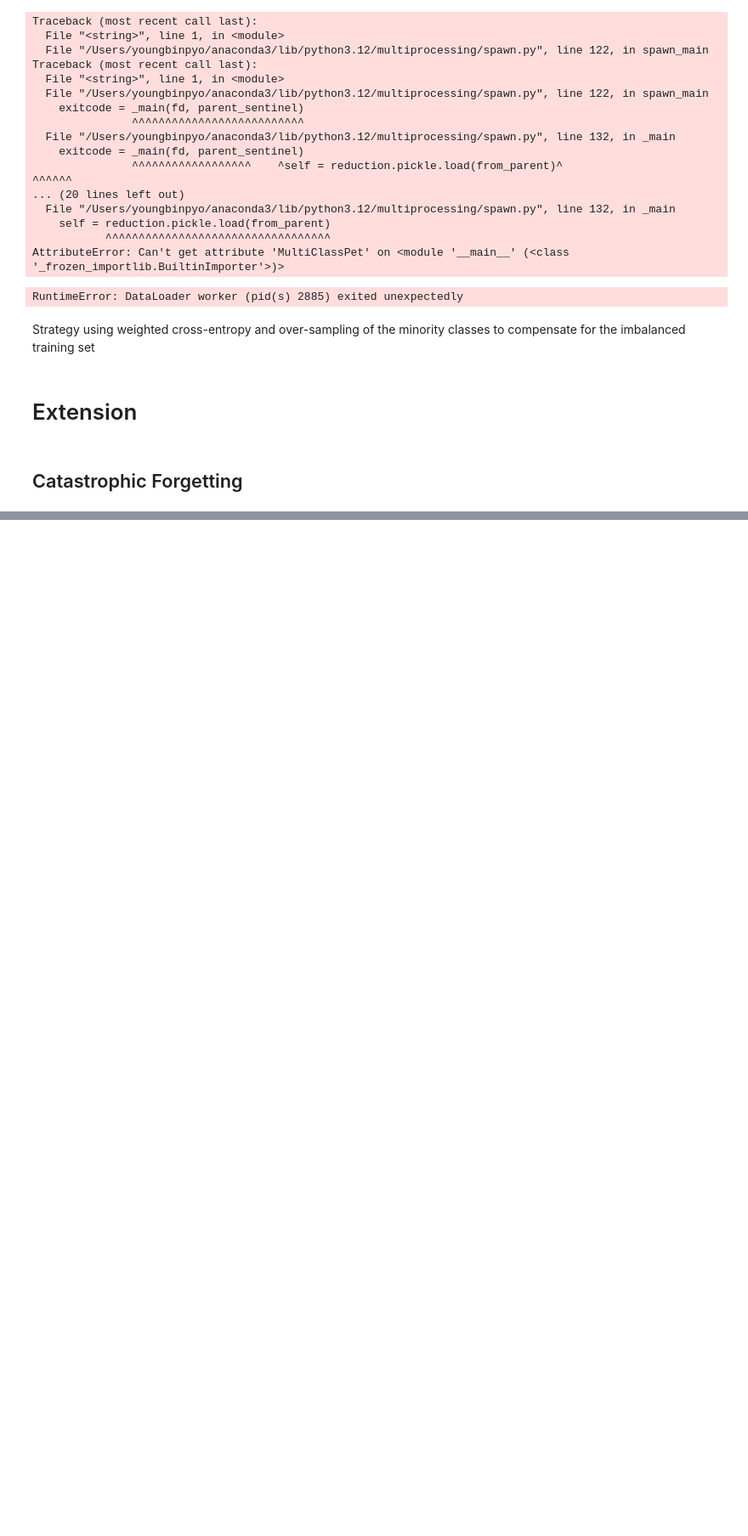
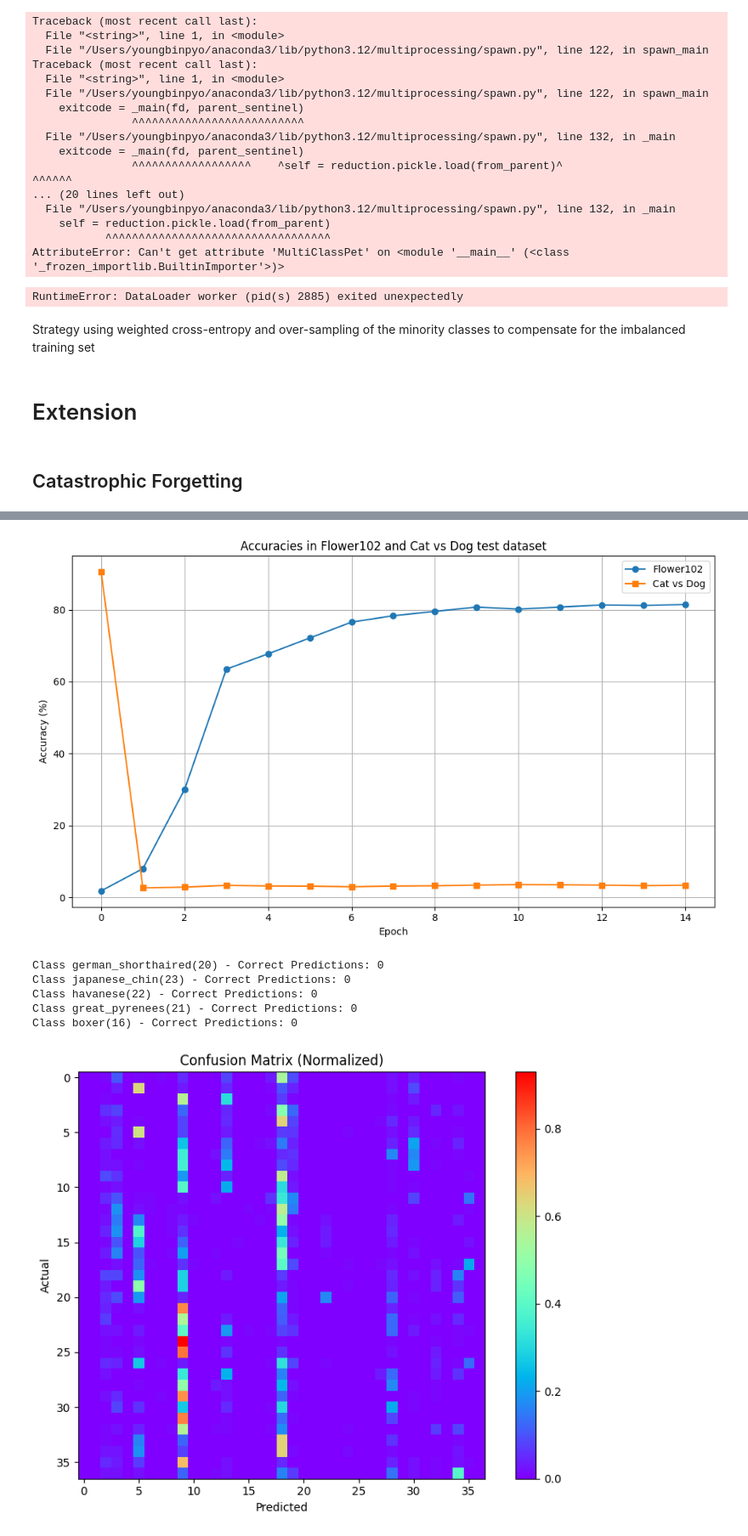
Before and after one commit to Celleforst/DD2424-Project, a Jupyter notebook: Extension.ipynb, the cells around one changed output, grey strips where cells are left out. Shown at 85% size. Saved outputs shown, nothing was run; the diff lists cells and outputs as text; code cells hidden in the pictures; blank space fills up the shorter version.

```diff
--- a/Extension.ipynb
+++ b/Extension.ipynb
@@ -1407,10 +1481,14 @@ model.test_loader = test_loader_flower
 # %%
+results = [] #90.48787135459253 1.8479033404406537
+# Strategy 1: high lr in the beginnng
+# Train agressively
 model.optimizer = optim.AdamW([
     {'params': head_p, 'lr':1e-1, 'weight_decay':wd},
     {'params': back_p, 'lr':1e-2, 'weight_decay':wd},
 ])
 model.scheduler = None
-model.train_catastrophic(epochs=10, test_loader=test_loader)
+results.append(model.train_catastrophic(epochs=4, test_loader=test_loader, tee=True))
+# Train less agrssively
 model.optimizer = optim.AdamW([
     {'params': head_p, 'lr':1e-3, 'weight_decay':wd},
     {'params': back_p, 'lr':1e-4, 'weight_decay':wd},
@@ -1420,5 +1498,5 @@ model.scheduler = optim.lr_scheduler.StepLR(
         step_size=5,
         gamma=0.1
     )
-model.train_catastrophic(epochs=20, test_loader=test_loader)
+results.append(model.train_catastrophic(epochs=10, test_loader=test_loader, tee=True))
 # %% [output]
@@ -1445,4 +1520,20 @@ KeyboardInterrupt:
-# %%
-model.train_loader = train_loader
-model.val_loader = val_loader
-model.test_loader = test_loader
+# %%
+results[0]["primary"].insert(0, 1.8479033404406537)
+results[0]["secondary"].insert(0, 90.48787135459253)
+# %%
+# Unify results from all epochs
+results_all_epochs = {}
+results_all_epochs["primary"] = results[0]["primary"] + results[1]["primary"]
+results_all_epochs["secondary"] = results[0]["secondary"] + results[1]["secondary"]
+# %%
+plot_acc(results_all_epochs, "FlowerVsCathighLR")
+draw_conf_mtrx(model, test_loader,path="conf_mtrx_cat_vs_dog_after_catastrophic_high.pdf")
+draw_conf_mtrx(model, test_loader_flower,path="conf_mtrx_flowers_after_catastrophic_high.pdf")
+# %% [output]
+[figure, added]
+Class german_shorthaired(20) - Correct Predictions: 0
+Class japanese_chin(23) - Correct Predictions: 0
+Class havanese(22) - Correct Predictions: 0
+Class great_pyrenees(21) - Correct Predictions: 0
+Class boxer(16) - Correct Predictions: 0
+[figure, added]
```
Also changed, not shown: parts of 44 cells of this notebook.
